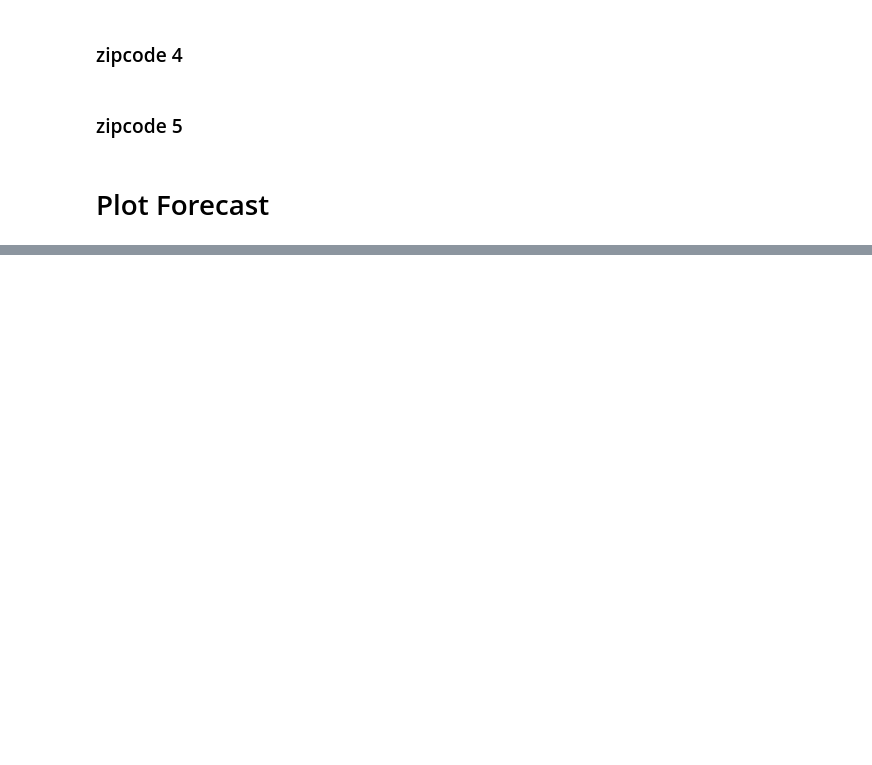
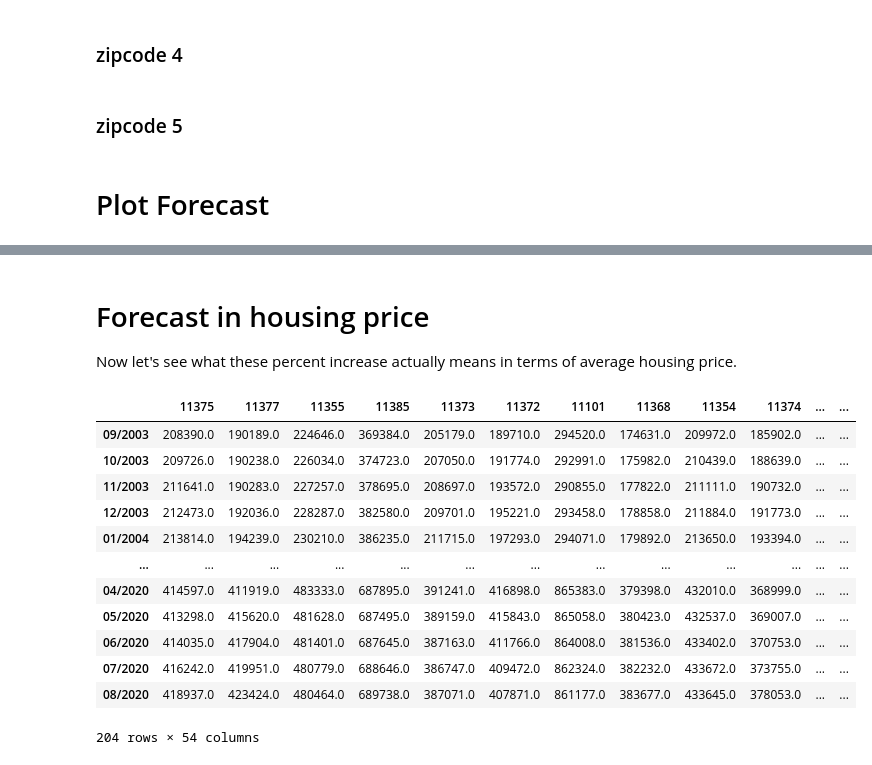
Before and after one commit to stereopickle/real_estate_prediction, a Jupyter notebook: 030.Forecasting.ipynb, the cells around one changed output, grey strips where cells are left out. Saved outputs shown, nothing was run; the diff lists cells and outputs as text; code cells hidden in the pictures; blank space fills up the shorter version.

```diff
--- a/030.Forecasting.ipynb
+++ b/030.Forecasting.ipynb
@@ -131,0 +141,6 @@ It seems like
+# %% [markdown]
+# Forecast in housing price
+Now let's see what these percent increase actually means in terms of average housing price.
+# %%
+with open('PKL/timeseries_queens.pkl', 'rb') as fp:
+    df_price = pickle.load(fp)
@@ -131,0 +150,16 @@ It seems like
+# %%
+df_price
+# %% [output]
+|  | 11375 | 11377 | 11355 | 11385 | 11373 | 11372 | 11101 | 11368 | 11354 | 11374 | ... | ... |
+| 09/2003 | 208390.0 | 190189.0 | 224646.0 | 369384.0 | 205179.0 | 189710.0 | 294520.0 | 174631.0 | 209972.0 | 185902.0 | ... | ... |
+| 10/2003 | 209726.0 | 190238.0 | 226034.0 | 374723.0 | 207050.0 | 191774.0 | 292991.0 | 175982.0 | 210439.0 | 188639.0 | ... | ... |
+| 11/2003 | 211641.0 | 190283.0 | 227257.0 | 378695.0 | 208697.0 | 193572.0 | 290855.0 | 177822.0 | 211111.0 | 190732.0 | ... | ... |
+| 12/2003 | 212473.0 | 192036.0 | 228287.0 | 382580.0 | 209701.0 | 195221.0 | 293458.0 | 178858.0 | 211884.0 | 191773.0 | ... | ... |
+| 01/2004 | 213814.0 | 194239.0 | 230210.0 | 386235.0 | 211715.0 | 197293.0 | 294071.0 | 179892.0 | 213650.0 | 193394.0 | ... | ... |
+| ... | ... | ... | ... | ... | ... | ... | ... | ... | ... | ... | ... | ... |
+| 04/2020 | 414597.0 | 411919.0 | 483333.0 | 687895.0 | 391241.0 | 416898.0 | 865383.0 | 379398.0 | 432010.0 | 368999.0 | ... | ... |
+| 05/2020 | 413298.0 | 415620.0 | 481628.0 | 687495.0 | 389159.0 | 415843.0 | 865058.0 | 380423.0 | 432537.0 | 369007.0 | ... | ... |
+| 06/2020 | 414035.0 | 417904.0 | 481401.0 | 687645.0 | 387163.0 | 411766.0 | 864008.0 | 381536.0 | 433402.0 | 370753.0 | ... | ... |
+| 07/2020 | 416242.0 | 419951.0 | 480779.0 | 688646.0 | 386747.0 | 409472.0 | 862324.0 | 382232.0 | 433672.0 | 373755.0 | ... | ... |
+| 08/2020 | 418937.0 | 423424.0 | 480464.0 | 689738.0 | 387071.0 | 407871.0 | 861177.0 | 383677.0 | 433645.0 | 378053.0 | ... | ... |
+204 rows × 54 columns
```
Also changed, not shown: parts of 11 cells of this notebook.
